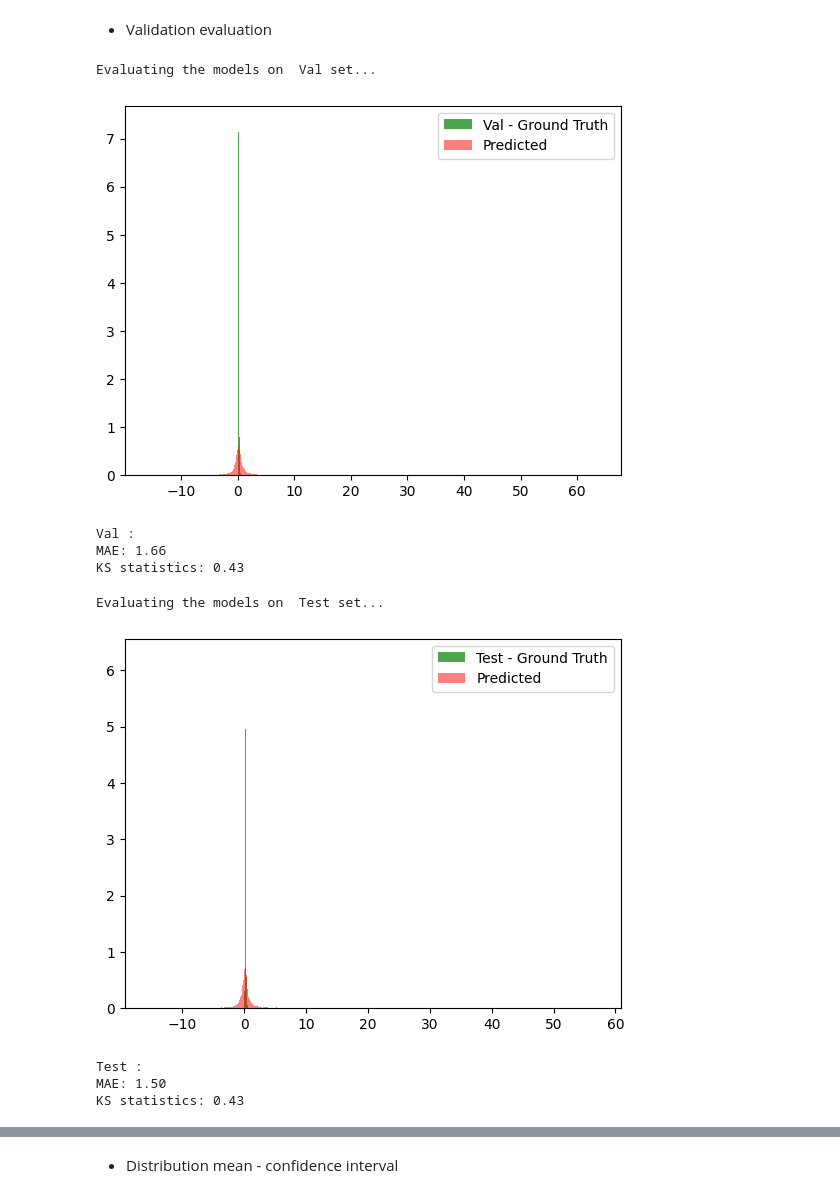
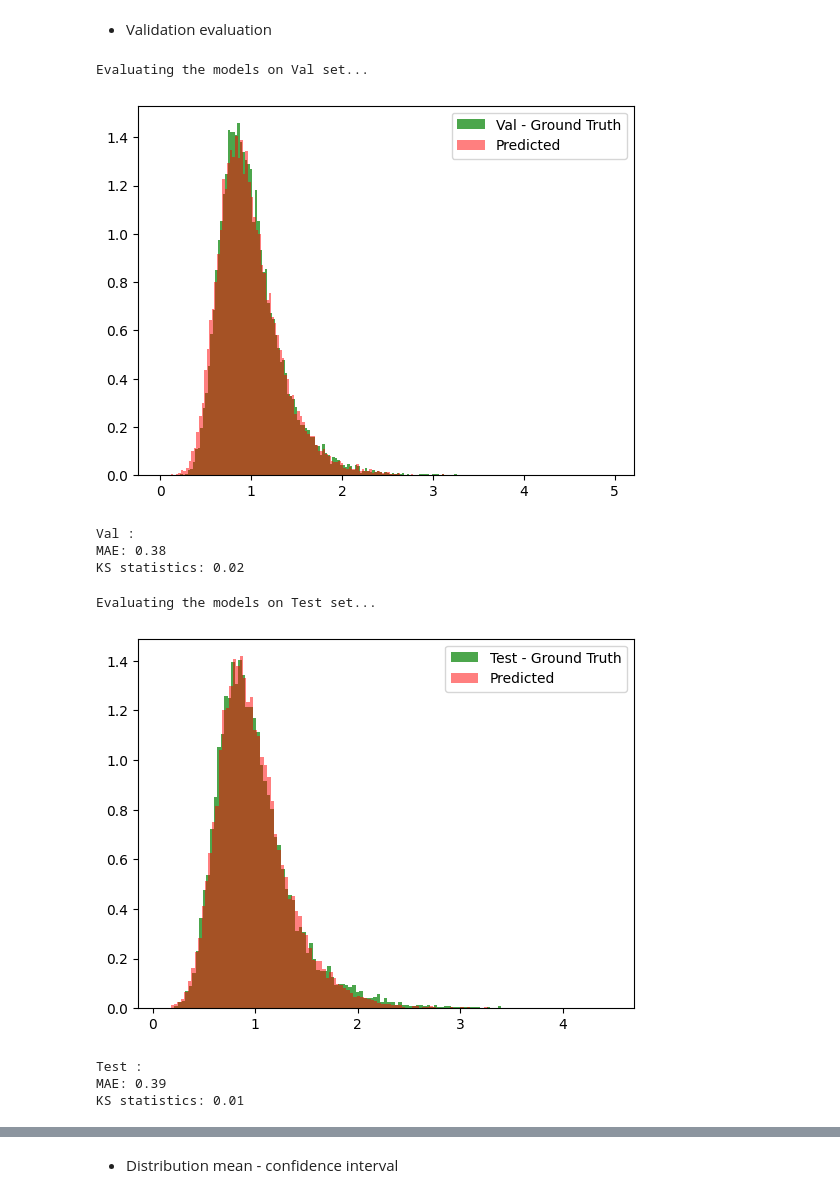
Before and after one commit to oshodiS/Rainfall-BetaEstimation, a Jupyter notebook: Rainfall GUMBELL.ipynb, the cells around one changed output, grey strips where cells are left out. Drawn from its saved outputs; the diff is of its cells as text; code cells hidden in the pictures.

```diff
--- a/Rainfall GUMBELL.ipynb
+++ b/Rainfall GUMBELL.ipynb
@@ -62,3 +62,7 @@ WARNING:tensorflow:From C:\Users\shola\AppData\Local\Packages\PythonSoftwareFoun
+# %%
+from importlib import reload
+from utils import util
+util = reload(util)
 # %% [markdown]
 # 1. Load and inspect the dataset
 # %% [markdown]
@@ -449,9 +338,9 @@ y_test = outputs_test.values
 # %%
 # Parameters for the training
 batch_size = 512
-epochs = 1 #90
+epochs = 90
 lr = 1e-3
-patience = 40 #15
+patience = 15
 loss_prof = lambda y_true, dist: -dist.log_prob(y_true)
 
 print('Training the model without the guesses...')
@@ -472,6 +374,7 @@ Final loss: 1.9031 (training), 1.0410 (validation)
 # %%
 results = pd.DataFrame()
 
-results[0] = util.evaluation(model, X_train, y_train, "Train")
+split = 'Train'
+results[0] = util.evaluation(model, X_train, y_train, split)
 dist_train = model(X_train)
 # %% [output]
@@ -483,6 +386,7 @@ KS statistics: 0.40
 # %% [markdown]
 * Validation evaluation
 # %%
-results[1] = util.evaluation(model, X_val, y_val, "Val")
+split = 'Val'
+results[1] = util.evaluation(model, X_val, y_val, split)
 dist_val = model(X_val)
 # %% [output]
@@ -490,8 +394,9 @@ Evaluating the models on  Val set...
-[figure, old version]
+[figure, new version]
 Val :
-MAE: 1.66
-KS statistics: 0.43
+MAE: 0.38
+KS statistics: 0.02
 # %%
-results[2] = util.evaluation(model, X_test, y_test, "Test")
+split = 'Test'
+results[2] = util.evaluation(model, X_test, y_test, split)
 dist_test = model(X_test)
 # %% [output]
@@ -499,5 +404,5 @@ Evaluating the models on  Test set...
-[figure, old version]
+[figure, new version]
 Test :
-MAE: 1.50
-KS statistics: 0.43
+MAE: 0.39
+KS statistics: 0.01
 # %%
```
Also changed, not shown: parts of 15 cells of this notebook, 2 other files.
